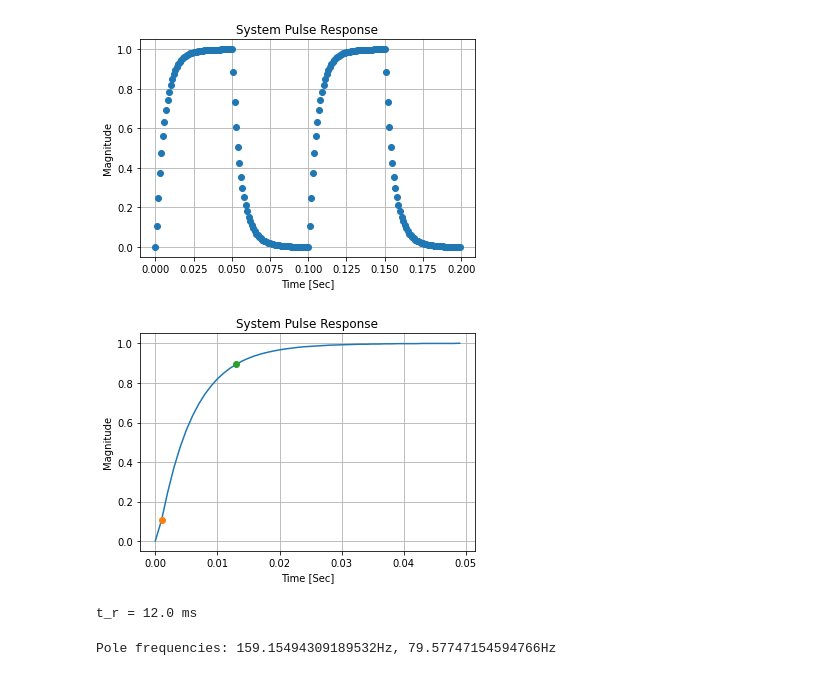
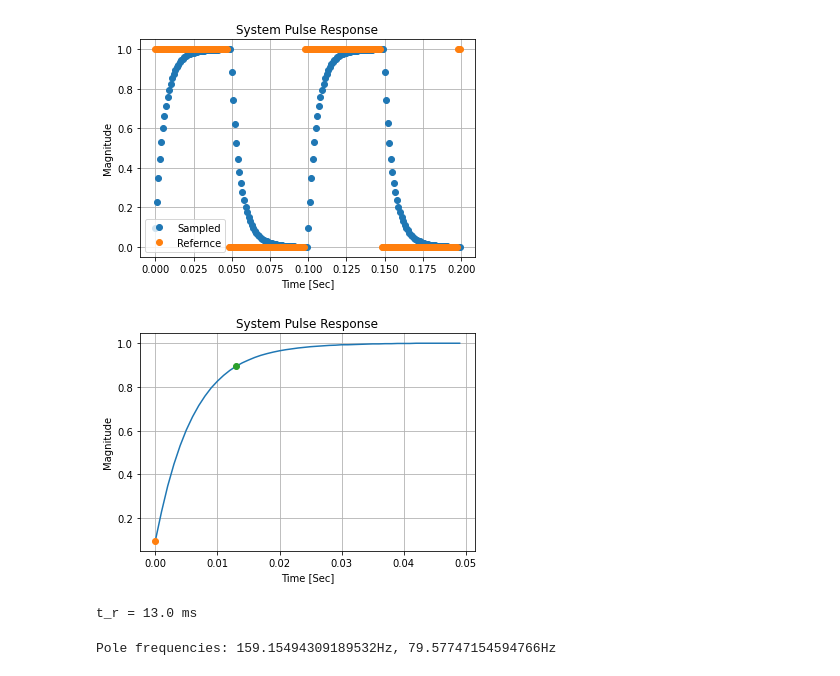
Before and after one commit to lorsi96/System-Identification-Control-for-RCRC-Circuit, a Jupyter notebook: scripts/analysis.ipynb, the cells around one changed output. Drawn from its saved outputs; the diff is of its cells as text; code cells hidden in the pictures.

```diff
--- a/scripts/analysis.ipynb
+++ b/scripts/analysis.ipynb
@@ -6,20 +6,23 @@ import pandas as pd
 SR_F_HZ = 1000
 SQ_WAVE_F_HZ = 10
 
-data = pd.read_csv('out/step_resp.csv')
-data['Data'] -= data['Data'][:(SR_F_HZ//SQ_WAVE_F_HZ//2)].min()  # OG Data contains values < 0.
-data['Data'] /= data['Data'][:(SR_F_HZ//SQ_WAVE_F_HZ//2)].max()
-data['Data'].diff().gt(0.2)
+data = pd.read_csv('out/output.csv')
+data = data[000:]
+for label in ('Data', 'Reference'):
+    data[label] -= data[label][:(SR_F_HZ//SQ_WAVE_F_HZ//2)].min()  # OG Data contains values < 0.
+    data[label] /= data[label][:(SR_F_HZ//SQ_WAVE_F_HZ//2)].max()
 data = data.tail(-data[data['Data'].diff().gt(0.1)].index[0]+1).reset_index(drop=True)
 data['Time'] = np.arange(len(data)) / SR_F_HZ
 # %%
-plt.plot(data['Time'][:200], data['Data'][:200], 'o')
+plt.plot(data['Time'][:200], data['Data'][:200], 'o', label='Sampled')
+plt.plot(data['Time'][:200], data['Reference'][:200], 'o', label='Refernce')
 plt.title('System Pulse Response')
 plt.ylabel('Magnitude')
 plt.xlabel('Time [Sec]')
+plt.legend()
 plt.grid()
 # %% [output]
-[figure, old version]
+[figure, new version]
 # %%
 v10 = (data['Data'].max())*.1
 v90 = (data['Data'].max())*.9
@@ -35,12 +38,12 @@ plt.ylabel('Magnitude')
 plt.xlabel('Time [Sec]')
 plt.grid()
 # %% [output]
-[figure, old version]
+[figure, new version]
 # %%
-tr = data['Time'][t90_i] - data['Time'][t10_i]
+tr = abs(data['Time'][t90_i] - data['Time'][t10_i])
 print(f't_r = {tr * 1000} ms')
 # %% [output]
-t_r = 12.0 ms
+t_r = 13.0 ms
 # %%
 ## White Box Analysis
 c_1 = 100e-9
```
Also changed, not shown: parts of 8 cells of this notebook, 6 other files.
